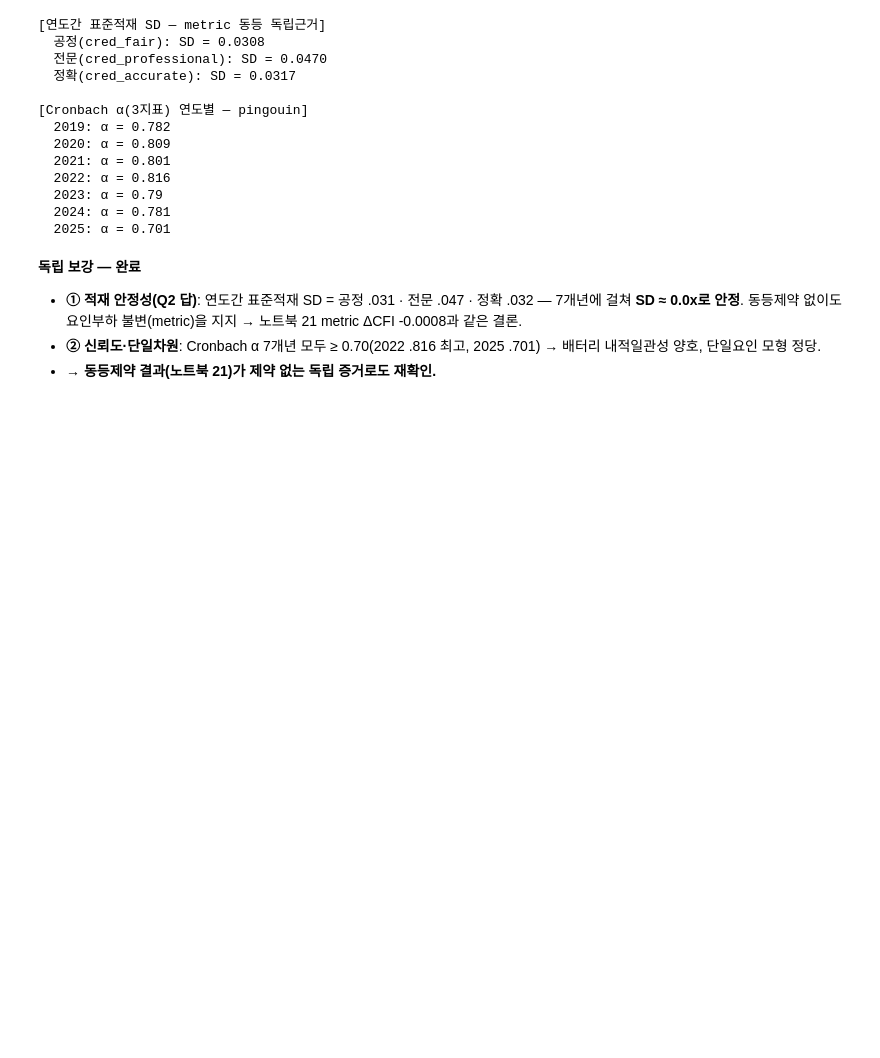
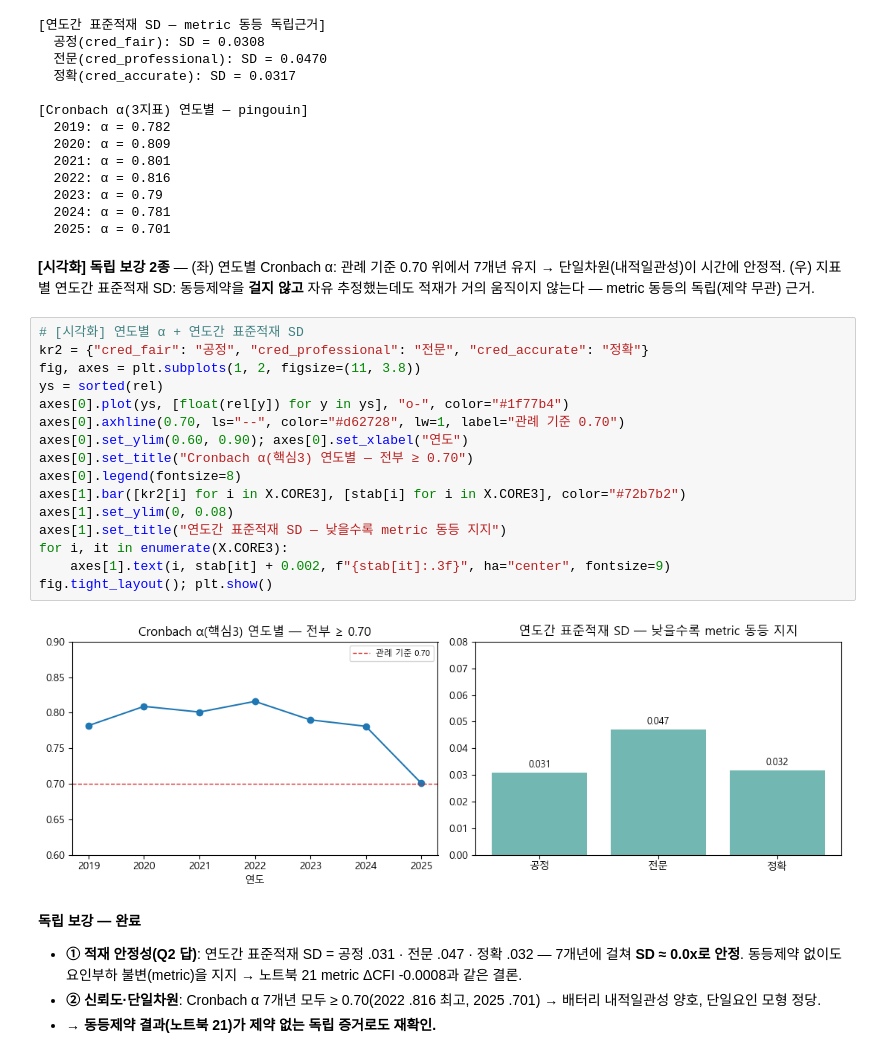
Before and after one commit to Dacon-Organization/Media-Statistics-Analysis-and-Utilization-Competition, a Jupyter notebook: notebooks/22-mgcfa-semopy-crossval.ipynb, the cells around one changed output. Drawn from its saved outputs; the diff is of its cells as text; blank space fills up the shorter version.

```diff
--- a/notebooks/22-mgcfa-semopy-crossval.ipynb
+++ b/notebooks/22-mgcfa-semopy-crossval.ipynb
@@ -229,6 +229,26 @@ for y, a in rel.items():
   2023: α = 0.79
   2024: α = 0.781
   2025: α = 0.701
+# %% [markdown]
+**[시각화] 독립 보강 2종** — (좌) 연도별 Cronbach α: 관례 기준 0.70 위에서 7개년 유지 → 단일차원(내적일관성)이 시간에 안정적. (우) 지표별 연도간 표준적재 SD: 동등제약을 **걸지 않고** 자유 추정했는데도 적재가 거의 움직이지 않는다 — metric 동등의 독립(제약 무관) 근거.
+# %%
+# [시각화] 연도별 α + 연도간 표준적재 SD
+kr2 = {"cred_fair": "공정", "cred_professional": "전문", "cred_accurate": "정확"}
+fig, axes = plt.subplots(1, 2, figsize=(11, 3.8))
+ys = sorted(rel)
+axes[0].plot(ys, [float(rel[y]) for y in ys], "o-", color="#1f77b4")
+axes[0].axhline(0.70, ls="--", color="#d62728", lw=1, label="관례 기준 0.70")
+axes[0].set_ylim(0.60, 0.90); axes[0].set_xlabel("연도")
+axes[0].set_title("Cronbach α(핵심3) 연도별 — 전부 ≥ 0.70")
+axes[0].legend(fontsize=8)
+axes[1].bar([kr2[i] for i in X.CORE3], [stab[i] for i in X.CORE3], color="#72b7b2")
+axes[1].set_ylim(0, 0.08)
+axes[1].set_title("연도간 표준적재 SD — 낮을수록 metric 동등 지지")
+for i, it in enumerate(X.CORE3):
+    axes[1].text(i, stab[it] + 0.002, f"{stab[it]:.3f}", ha="center", fontsize=9)
+fig.tight_layout(); plt.show()
+# %% [output]
+[figure, added]
 # %% [markdown]
 **독립 보강 — 완료**
 
```
Also changed, not shown: 12 other files.
